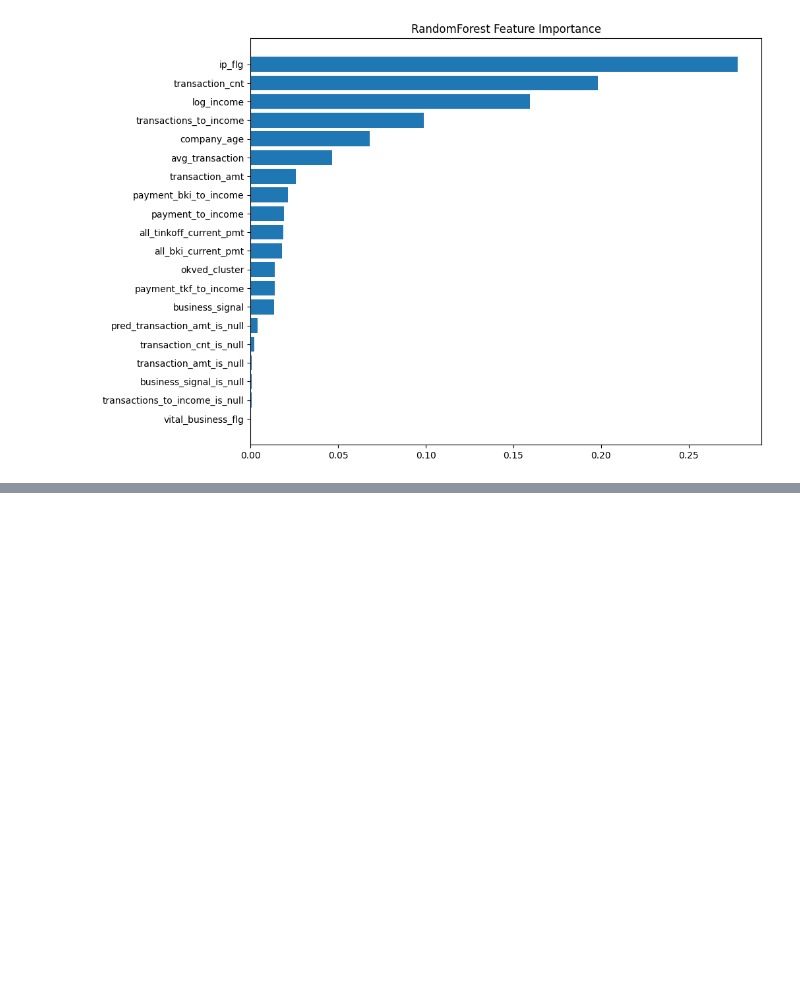
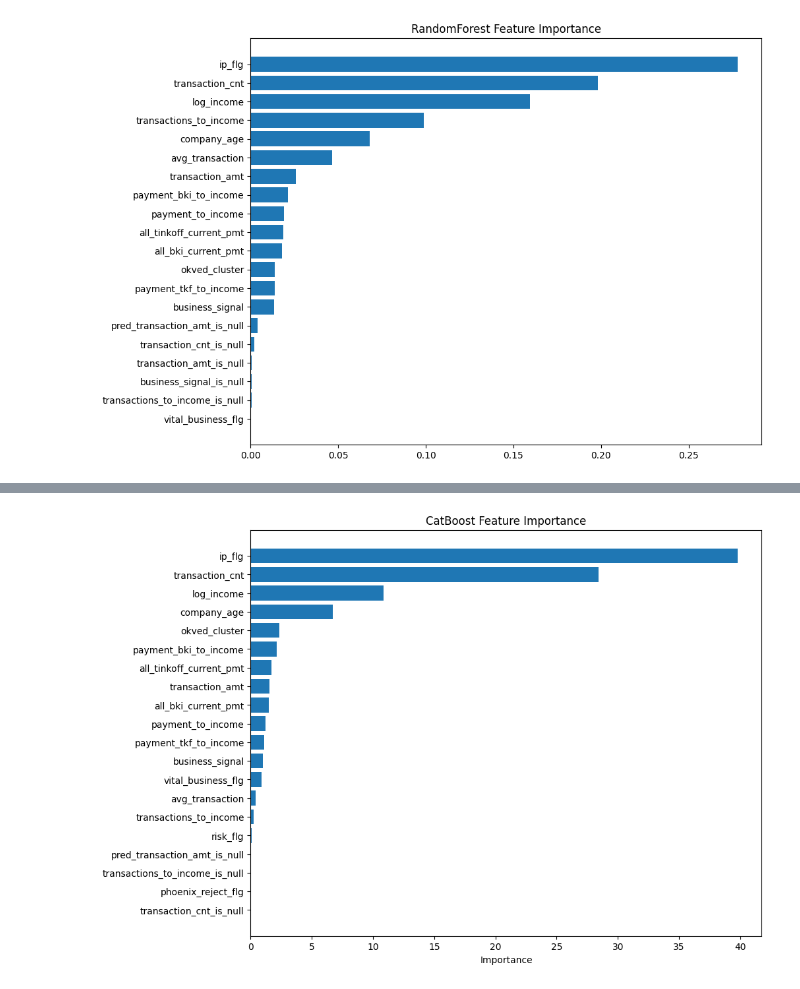
Before and after one commit to makarblch/Data-Diploma, a Jupyter notebook: diploma_exp1.ipynb, the cells around one changed output, grey strips where cells are left out. Cells and saved outputs as stored; diff of their text form; code cells hidden in the pictures; blank space fills up the shorter version.

```diff
--- a/diploma_exp1.ipynb
+++ b/diploma_exp1.ipynb
@@ -1230,0 +1252,9 @@ plt.show()
+# %%
+X_train = train[rf_features].copy()
+X_test = test[rf_features].copy()
+y_train = train[target].copy()
+y_test = test[target].copy()
+
+train_groups = train["secret_id"].reset_index(drop=True)
+
+print(X_train.shape, X_test.shape)
@@ -1230,0 +1416,7 @@ plt.show()
+# %%
+best_params = {
+    "depth": 8,
+    "learning_rate": 0.02,
+    "l2_leaf_reg": 10.0,
+    "iterations": 2000
+}
@@ -1230,0 +1541,12 @@ plt.show()
+# %%
+feature_importance = pd.DataFrame({
+    "feature": rf_features,
+    "importance": catboost_model.get_feature_importance()
+})
+
+feature_importance = feature_importance.sort_values(
+    "importance",
+    ascending=False
+)
+
+feature_importance
@@ -1230,0 +1571,16 @@ plt.show()
+# %%
+top_n = 20
+
+plt.figure(figsize=(10, 8))
+
+plt.barh(
+    feature_importance["feature"].head(top_n)[::-1],
+    feature_importance["importance"].head(top_n)[::-1]
+)
+
+plt.xlabel("Importance")
+plt.title("CatBoost Feature Importance")
+
+plt.show()
+# %% [output]
+[figure, added]
```
Also changed, not shown: parts of 57 cells of this notebook, 2 other files.
